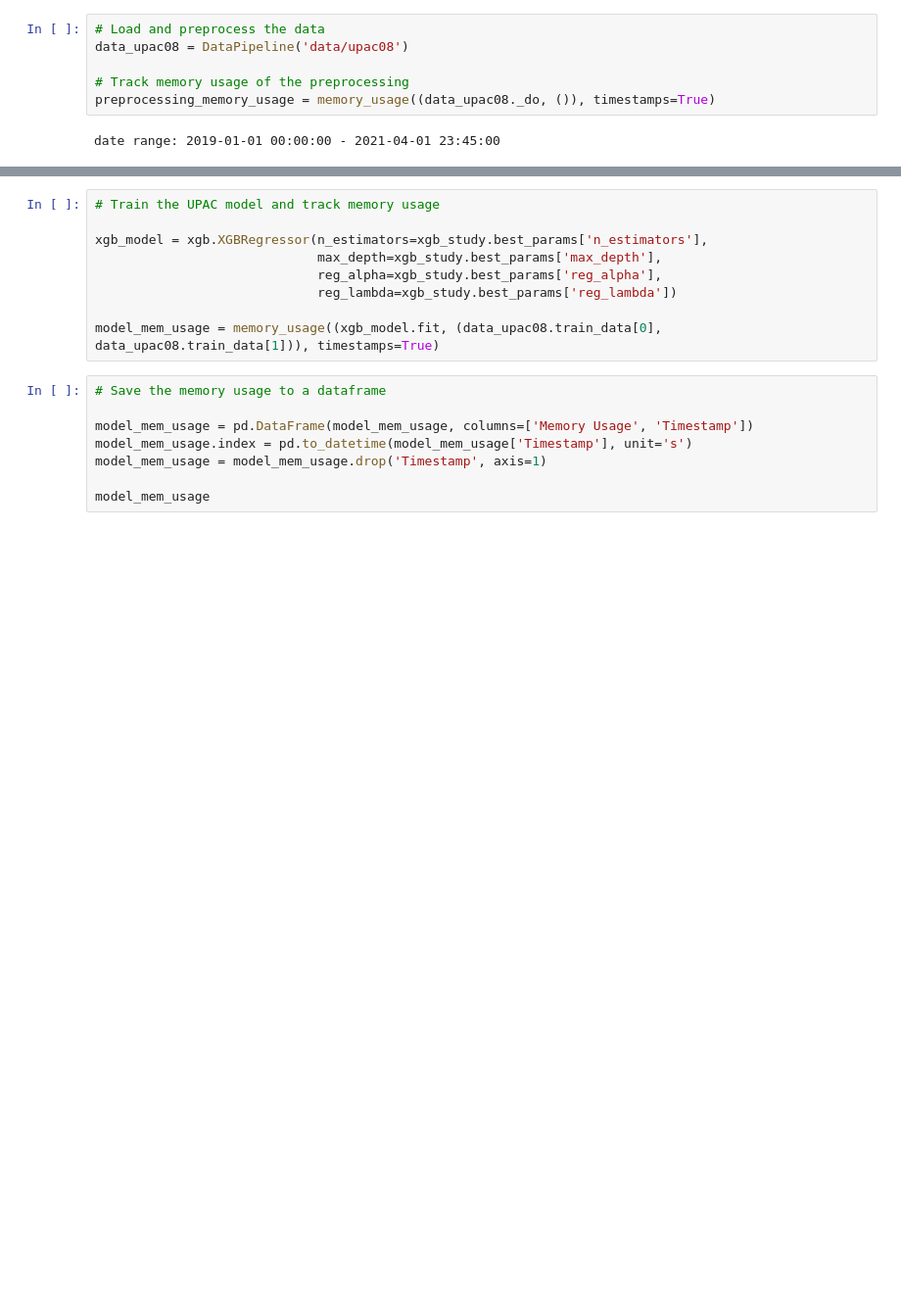
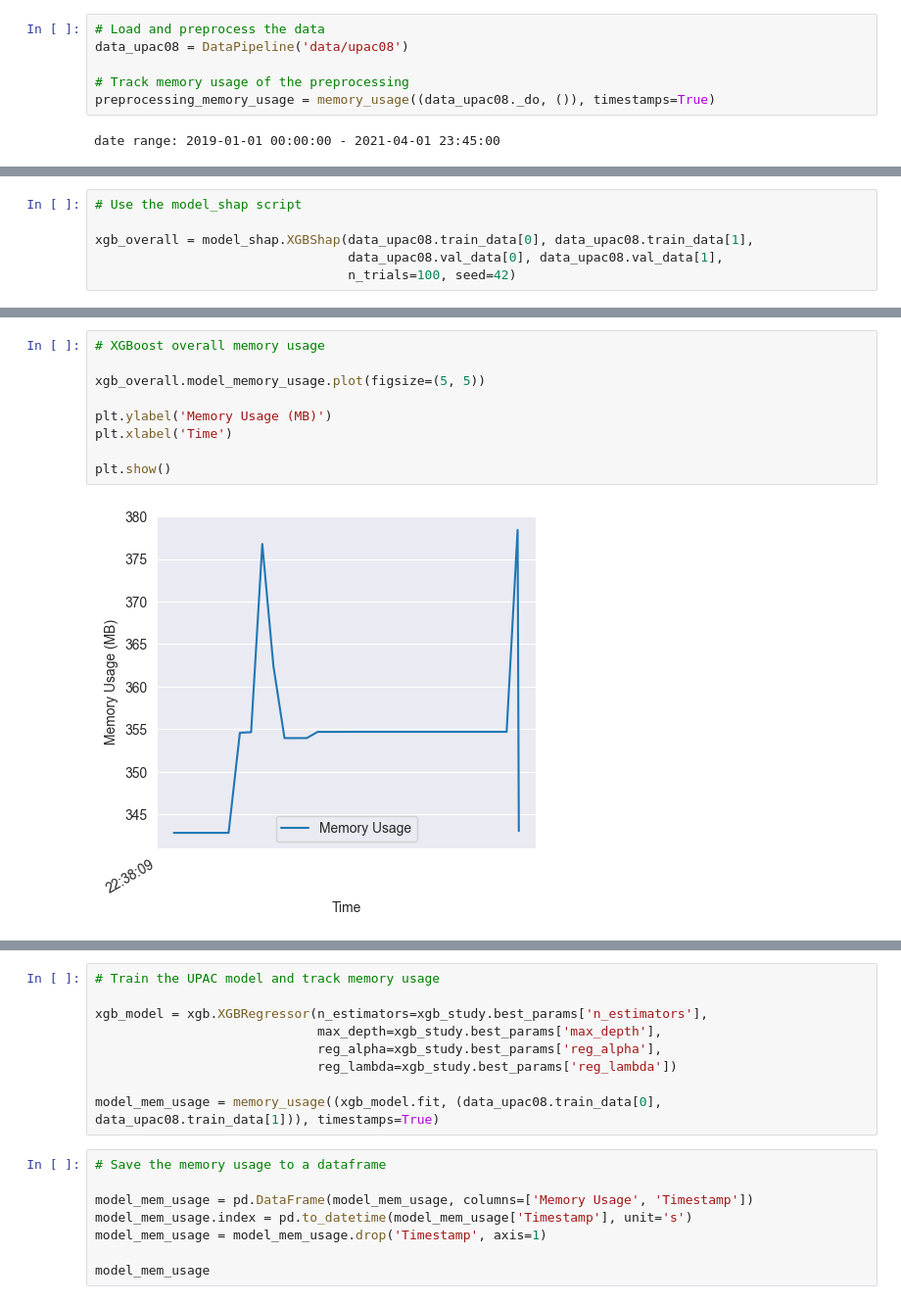
Before and after one commit to ECGomes/pv_forecast, a Jupyter notebook: xgboost.ipynb, the cells around one changed output, grey strips where cells are left out. Shown at 98% size. Drawn from its saved outputs; the diff is of its cells as text; blank space fills up the shorter version.

```diff
--- a/xgboost.ipynb
+++ b/xgboost.ipynb
@@ -53,0 +59,6 @@ mem_usage
+# %%
+# Use the model_shap script
+
+xgb_overall = model_shap.XGBShap(data_upac08.train_data[0], data_upac08.train_data[1],
+                                 data_upac08.val_data[0], data_upac08.val_data[1],
+                                 n_trials=100, seed=42)
@@ -53,0 +104,11 @@ mem_usage
+# %%
+# XGBoost overall memory usage
+
+xgb_overall.model_memory_usage.plot(figsize=(5, 5))
+
+plt.ylabel('Memory Usage (MB)')
+plt.xlabel('Time')
+
+plt.show()
+# %% [output]
+[figure, added]
```
Also changed, not shown: parts of 31 cells of this notebook, 4 other files.
